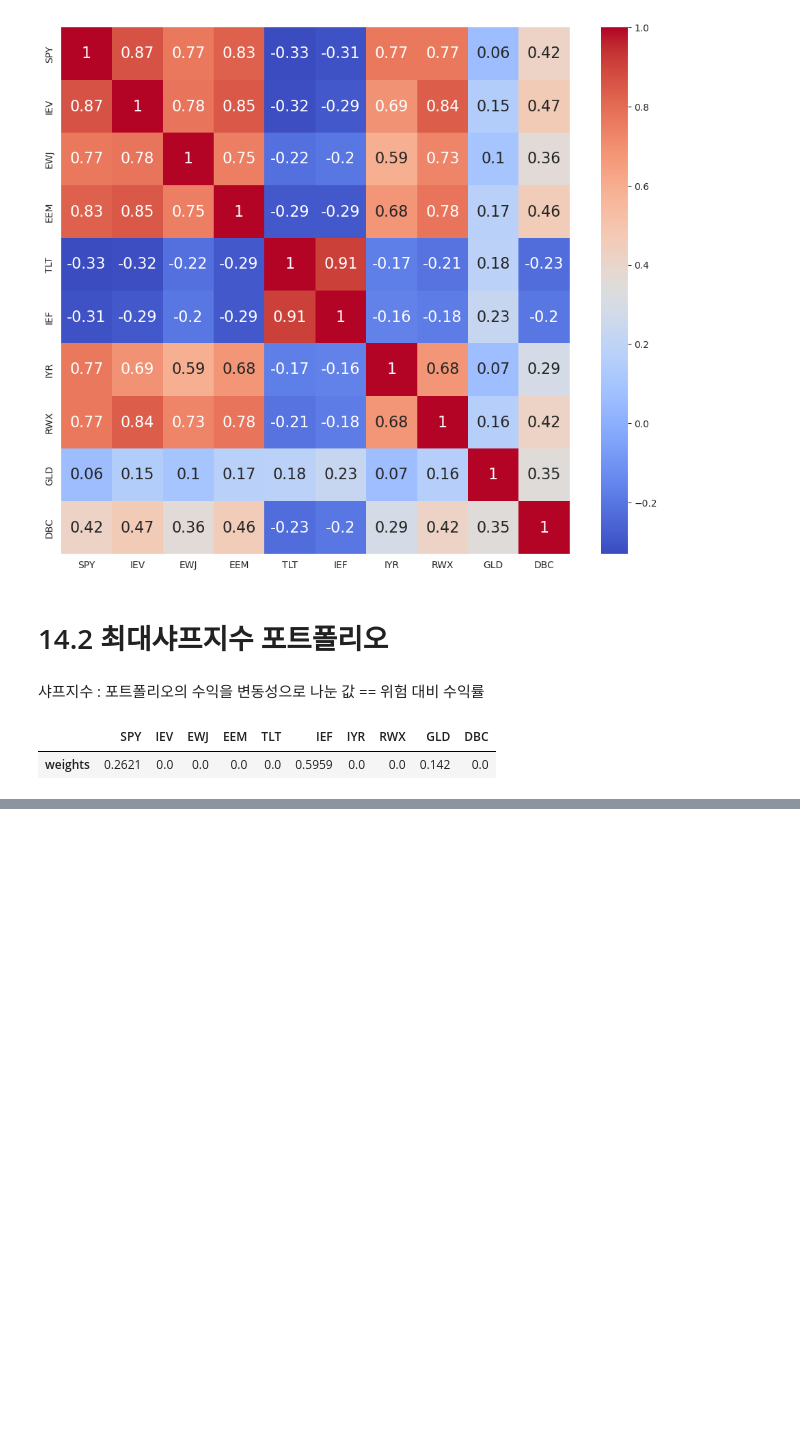
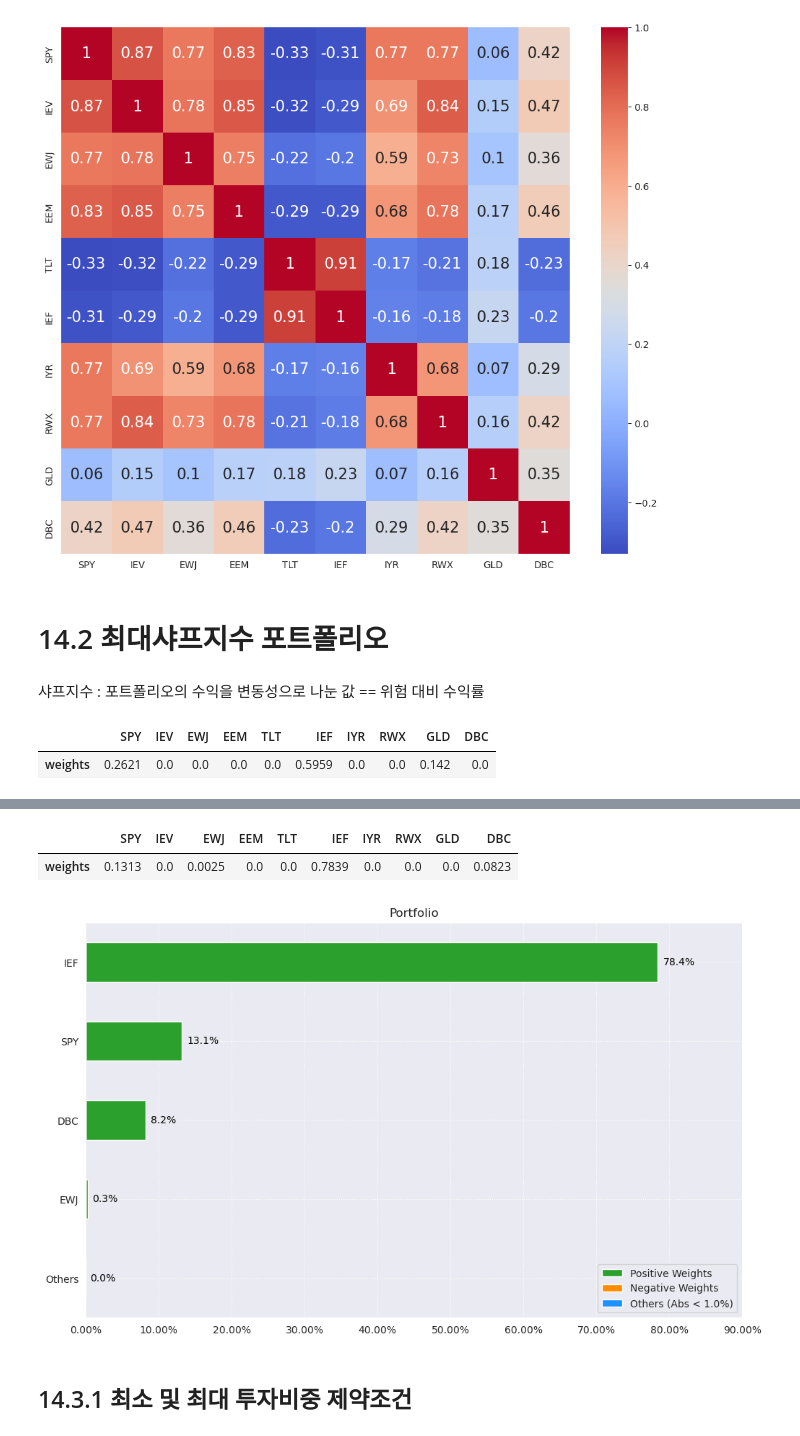
Before and after one commit to Glesep/Quant, a Jupyter notebook: chap_14/chap14.ipynb, the cells around one changed output, grey strips where cells are left out. Saved outputs shown, nothing was run; the diff lists cells and outputs as text; code cells hidden in the pictures; blank space fills up the shorter version.

```diff
--- a/chap_14/chap14.ipynb
+++ b/chap_14/chap14.ipynb
@@ -142,0 +153,28 @@ ax = rp.plot_frontier(w_frontier=frontier,
+# %%
+import riskfolio as rp
+port = rp.Portfolio(returns=rets)
+method_mu = 'hist'
+method_cov = 'hist'
+port.assets_stats(method_mu=method_mu, method_cov=method_cov)
+
+model = 'Classic'
+rm = 'MV'
+obj = 'MinRisk'
+hist = True
+rf = 0
+l = 0
+
+w = port.optimization(model=model, rm=rm, obj=obj, rf=rf, l=l, hist=hist)
+
+round(w.T, 4)
+# %% [output]
+|  | SPY | IEV | EWJ | EEM | TLT | IEF | IYR | RWX | GLD | DBC |
+| weights | 0.1313 | 0.0 | 0.0025 | 0.0 | 0.0 | 0.7839 | 0.0 | 0.0 | 0.0 | 0.0823 |
+# %%
+# 포트폴리오 내 비중을 시각화
+
+ax = rp.plot_bar(w=w, title='Portfolio', kind='h', ax=None) # 채권 ETF가 대부분의 비중 구성 - 변동성이 가장 낮은 종목에 대부분의 비중이 투자되는 구석해(corner solution) 문제 발생
+# %% [output]
+[figure, added]
+# %% [markdown]
+## 14.3.1 최소 및 최대 투자비중 제약조건
```
Also changed, not shown: parts of 24 cells of this notebook.
